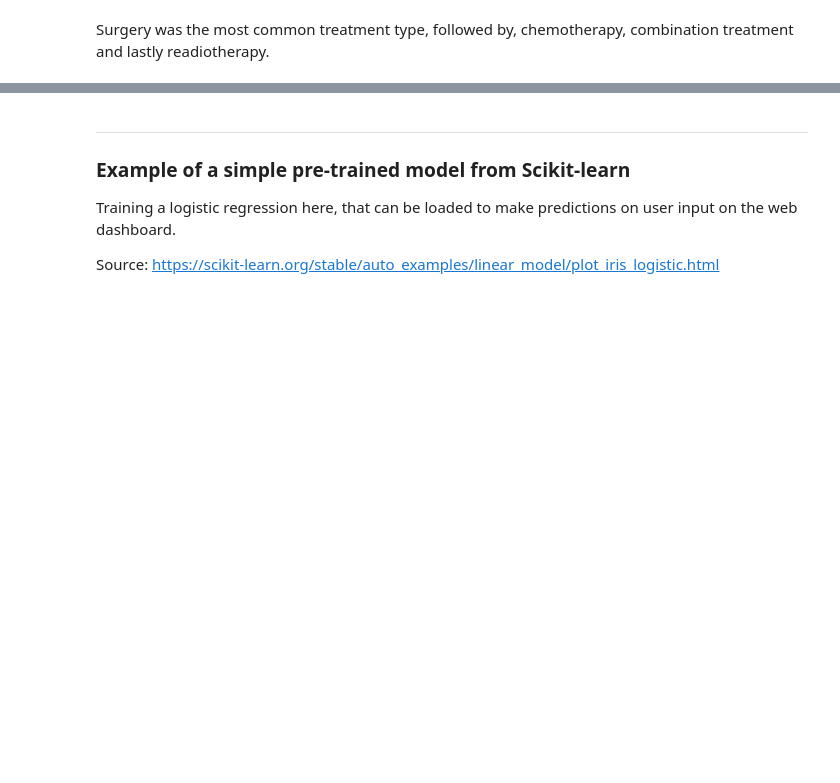
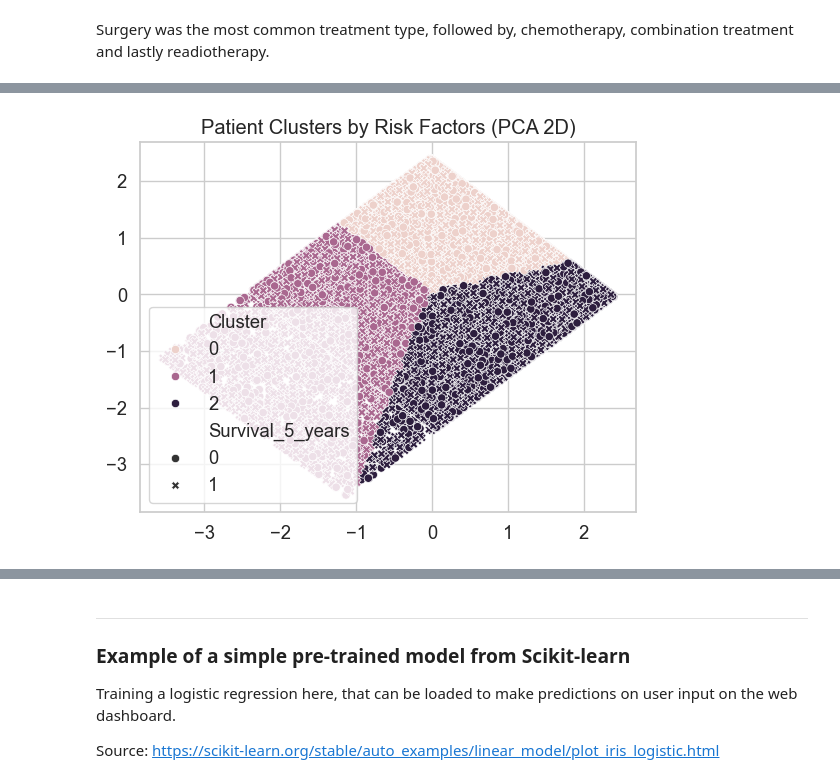
Before and after one commit to samriddhist/PROHI-dashboard-demo, a Jupyter notebook: jupyter-notebooks/data-analysis-pipeline.ipynb, the cells around one changed output, grey strips where cells are left out. Saved outputs shown, nothing was run; the diff lists cells and outputs as text; code cells hidden in the pictures; blank space fills up the shorter version.

```diff
--- a/jupyter-notebooks/data-analysis-pipeline.ipynb
+++ b/jupyter-notebooks/data-analysis-pipeline.ipynb
@@ -660,0 +884,11 @@ Surgery was the most common treatment type, followed by, chemotherapy, combinati
+# %%
+from sklearn.decomposition import PCA
+
+X_trans = pipe.named_steps['prep'].transform(X)
+pca = PCA(n_components=2).fit_transform(X_trans)
+
+sns.scatterplot(x=pca[:,0], y=pca[:,1], hue=df['Cluster'], style=df['Survival_5_years'])
+plt.title("Patient Clusters by Risk Factors (PCA 2D)")
+plt.show()
+# %% [output]
+[figure, added]
```
Also changed, not shown: parts of 20 cells of this notebook.
